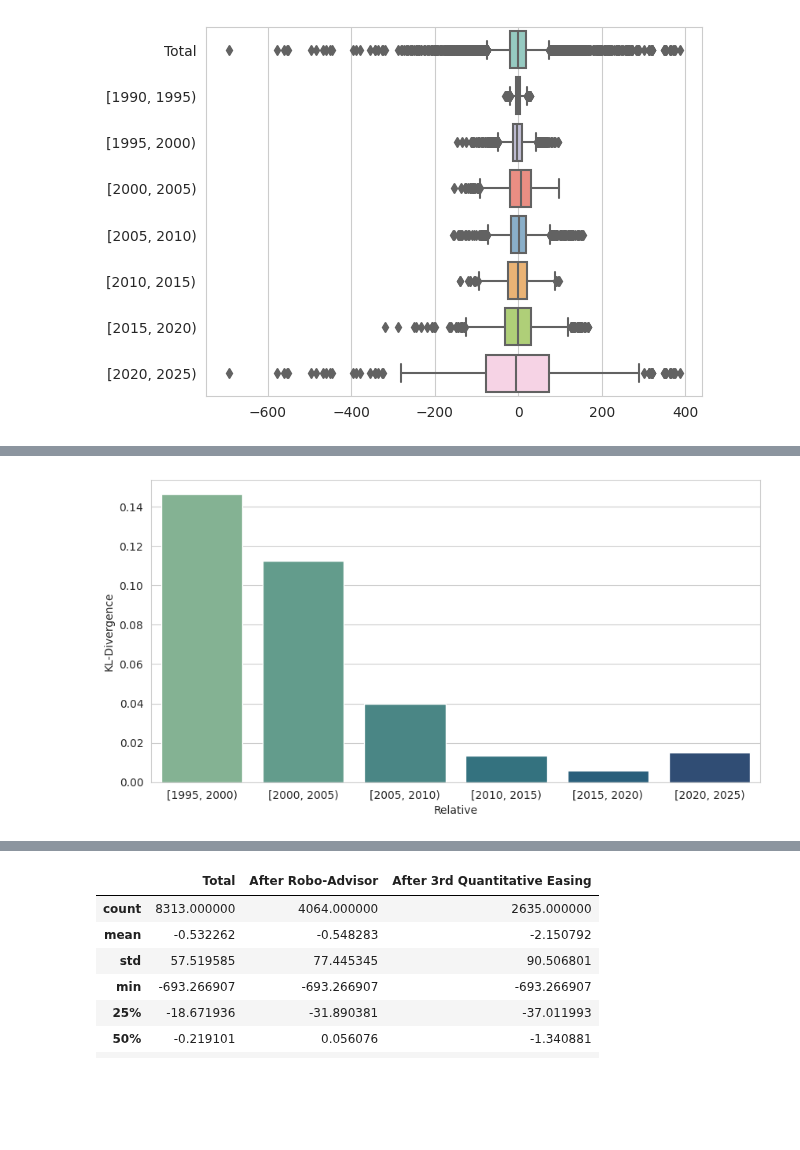
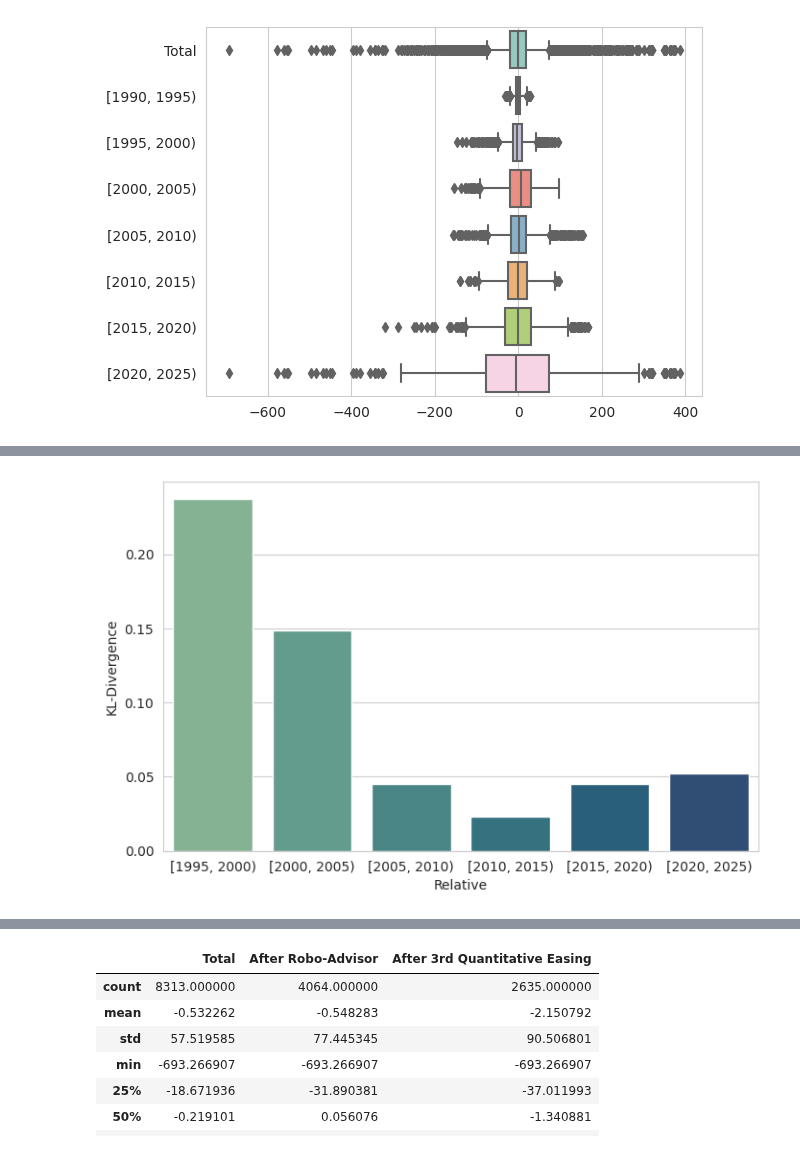
Before and after one commit to SOL1archive/Fin-Data-Denoising, a Jupyter notebook: noise-analysis.ipynb, the cells around one changed output, grey strips where cells are left out. Drawn from its saved outputs; the diff is of its cells as text; code cells hidden in the pictures; blank space fills up the shorter version.

Commit message:
update:KL-divergence

```diff
--- a/noise-analysis.ipynb
+++ b/noise-analysis.ipynb
@@ -79,26 +95,9 @@ _ = sns.boxplot(data=period_df,
 # %%
-# KL-Divergence
-# Using KDE for Distribution Estimation
-
-period_kde = dict()
-distribution_df = period_df.drop(columns=['Period Category'])
-period_kde['Total'] = KernelDensity(kernel='gaussian', bandwidth=10).fit(distribution_df['Total']
-                                                                         .dropna()
-                                                                         .values
-                                                                         .reshape(-1, 1)
-)
-for period in distribution_df.columns[1:]:
-    period_kde[period] = KernelDensity(kernel='gaussian', bandwidth=10).fit(distribution_df[period].dropna()
-                                                                                                   .values
-                                                                                                   .reshape(-1, 1)
-    )
-x = np.linspace(-50, 50, 10000).reshape(-1, 1)
+x = np.linspace(-100, 100, 20000).reshape(-1, 1)
 
 kl_div_df = pd.DataFrame(columns=['Reference', 'Relative', 'KL-Divergence'])
-total_period = distribution_df.columns[0]
-total_density = np.exp(period_kde[total_period].score_samples(x)) # score_samples 는 log likelihood 를 반환함.
 for prev_period, curr_period in zip(distribution_df.columns[1:], distribution_df.columns[2:]):
-    prev_density = np.exp(period_kde[prev_period].score_samples(x))
+    prev_density = np.exp(period_kde[prev_period].score_samples(x)) # score_samples 는 log likelihood 를 반환함.
     curr_density = np.exp(period_kde[curr_period].score_samples(x))
     kl_div = entropy(prev_density, curr_density)
     kl_div_df = kl_div_df.append({'Reference': prev_period,
@@ -113,5 +112,5 @@ kl_div_df.drop(columns=['Reference']).set_index('Relative').T
 # %%
-fig, ax = plt.subplots(figsize=(10, 5))
+fig, ax = plt.subplots(figsize=(8, 5))
 _ = sns.barplot(x='Relative', y='KL-Divergence', data=kl_div_df, palette='crest', ax=ax)
 # %% [output]
-[figure, old version]
+[figure, new version]
```
Also changed, not shown: parts of 6 cells of this notebook.
